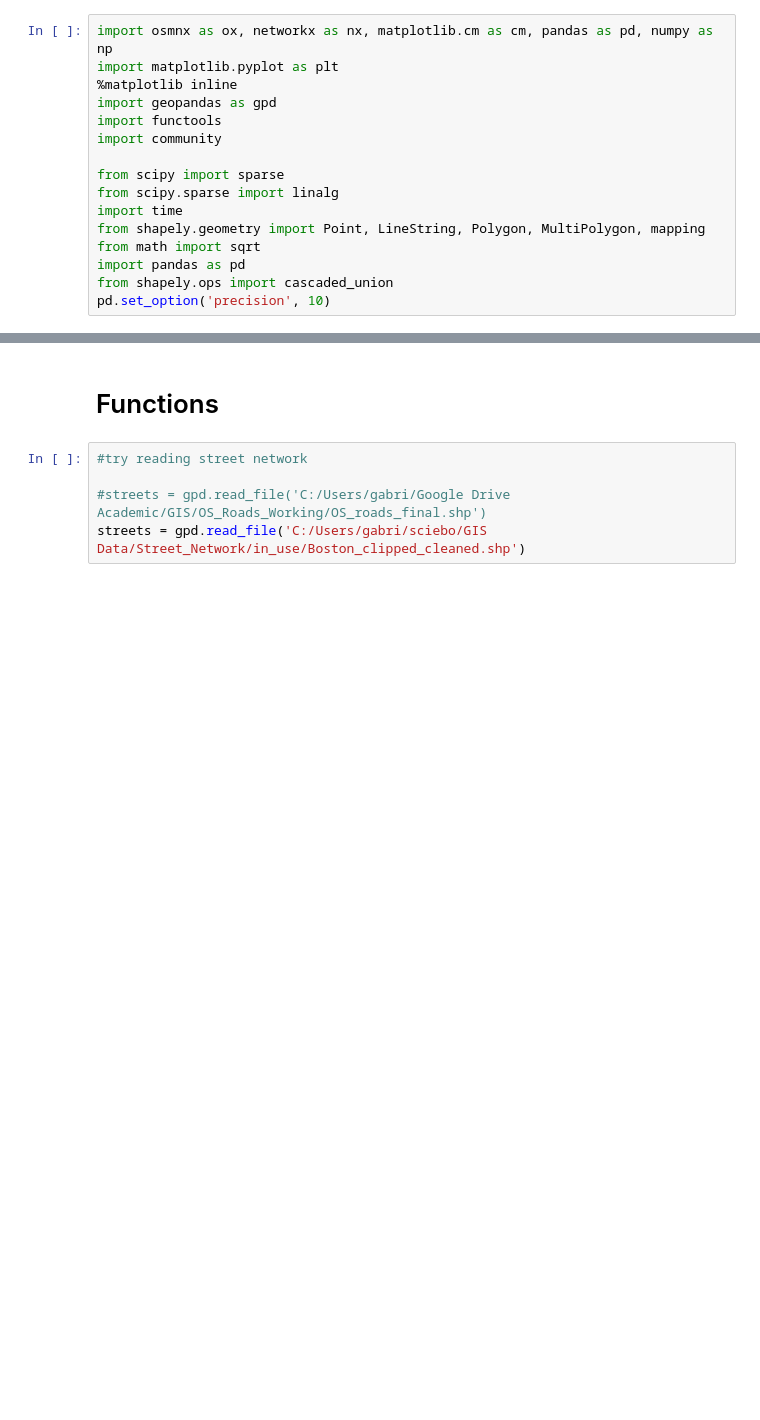
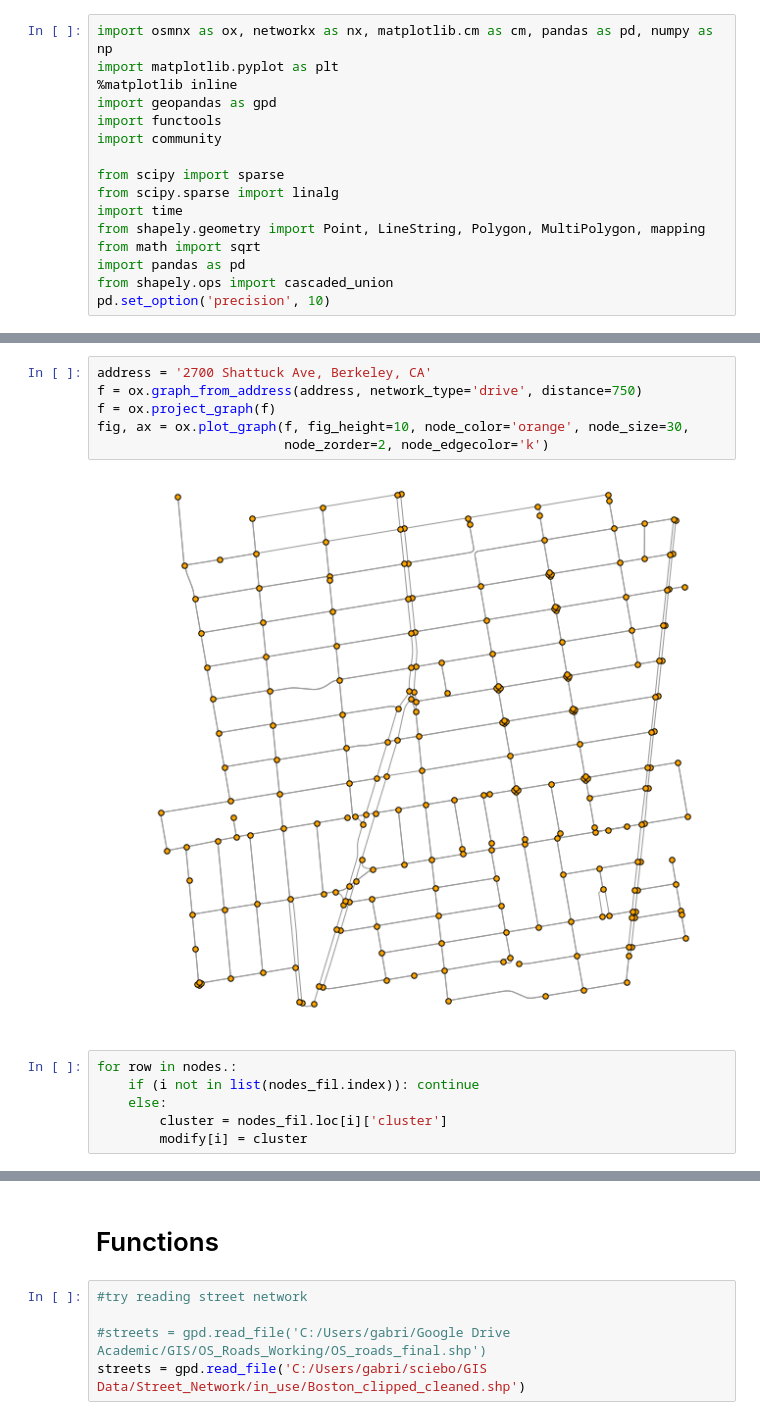
Before and after one commit to g-filomena/Computational-Image-of-the-City, a Jupyter notebook: Notebooks_tmp/Roundabouts.ipynb, the cells around one changed output, grey strips where cells are left out. Drawn from its saved outputs; the diff is of its cells as text; blank space fills up the shorter version.

```diff
--- a/Notebooks_tmp/Roundabouts.ipynb
+++ b/Notebooks_tmp/Roundabouts.ipynb
@@ -16,0 +159,14 @@ pd.set_option('precision', 10)
+# %%
+address = '2700 Shattuck Ave, Berkeley, CA'
+f = ox.graph_from_address(address, network_type='drive', distance=750)
+f = ox.project_graph(f)
+fig, ax = ox.plot_graph(f, fig_height=10, node_color='orange', node_size=30,
+                        node_zorder=2, node_edgecolor='k')
+# %% [output]
+[figure, added]
+# %%
+for row in nodes.:
+    if (i not in list(nodes_fil.index)): continue
+    else:
+        cluster = nodes_fil.loc[i]['cluster']
+        modify[i] = cluster
```
Also changed, not shown: parts of 15 cells of this notebook, 4 other files.
